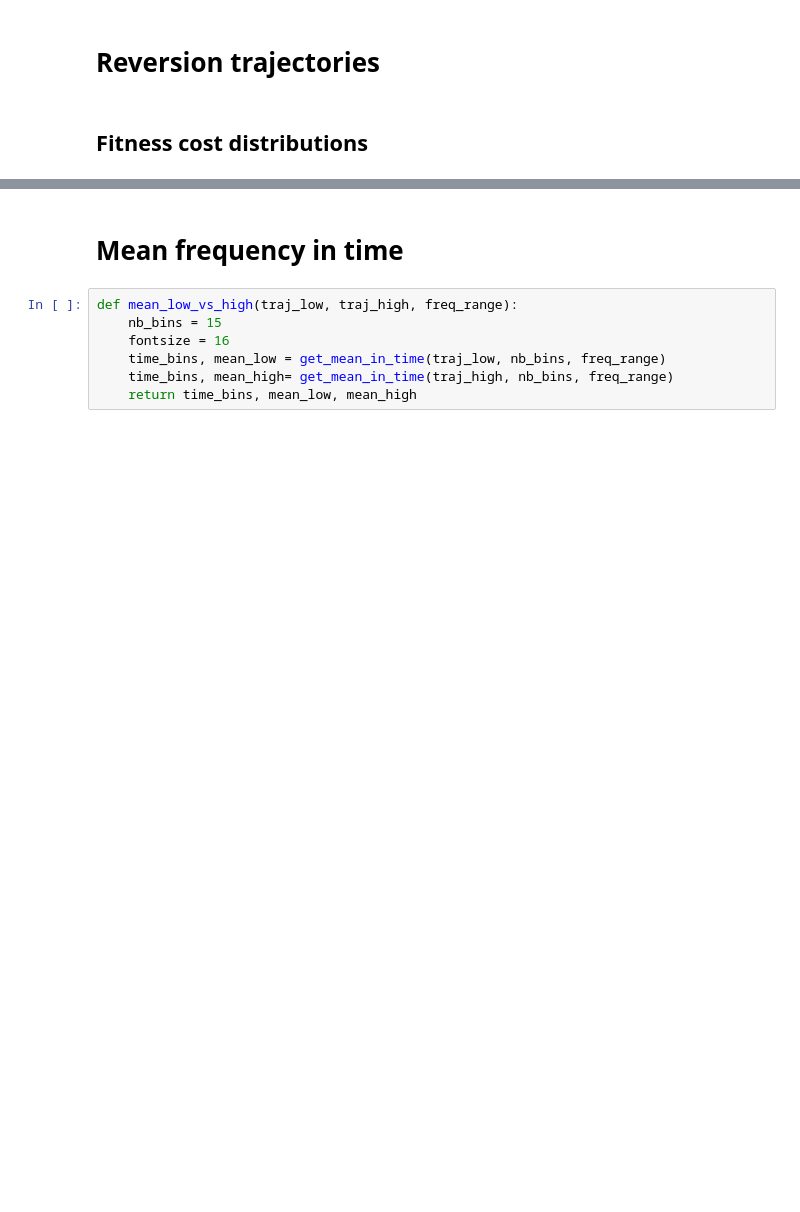
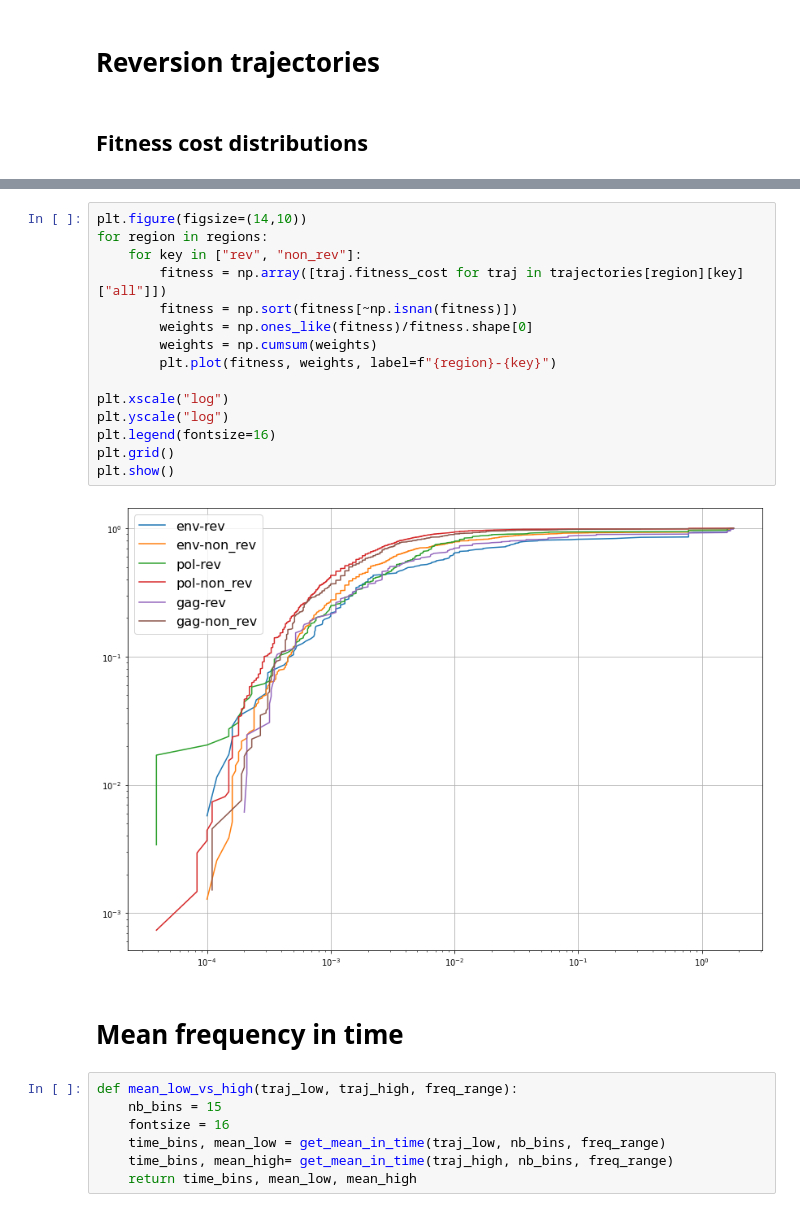
Before and after one commit to neherlab/HIVEVO_recombination, a Jupyter notebook: notebooks/Fitness.ipynb, the cells around one changed output, grey strips where cells are left out. Saved outputs shown, nothing was run; the diff lists cells and outputs as text; blank space fills up the shorter version.

Commit message:
Changed the fitness_cost distribution plots to cumulative

```diff
--- a/notebooks/Fitness.ipynb
+++ b/notebooks/Fitness.ipynb
@@ -114,3 +89,20 @@ plt.show()
+# %%
+plt.figure(figsize=(14,10))
+for region in regions:
+    for key in ["rev", "non_rev"]:
+        fitness = np.array([traj.fitness_cost for traj in trajectories[region][key]["all"]])
+        fitness = np.sort(fitness[~np.isnan(fitness)])
+        weights = np.ones_like(fitness)/fitness.shape[0]
+        weights = np.cumsum(weights)
+        plt.plot(fitness, weights, label=f"{region}-{key}")
+
+plt.xscale("log")
+plt.yscale("log")
+plt.legend(fontsize=16)
+plt.grid()
+plt.show()
+# %% [output]
+[figure, added]
 # %% [markdown]
 # Mean frequency in time
 # %%
```
Also changed, not shown: parts of 1 cell of this notebook.
